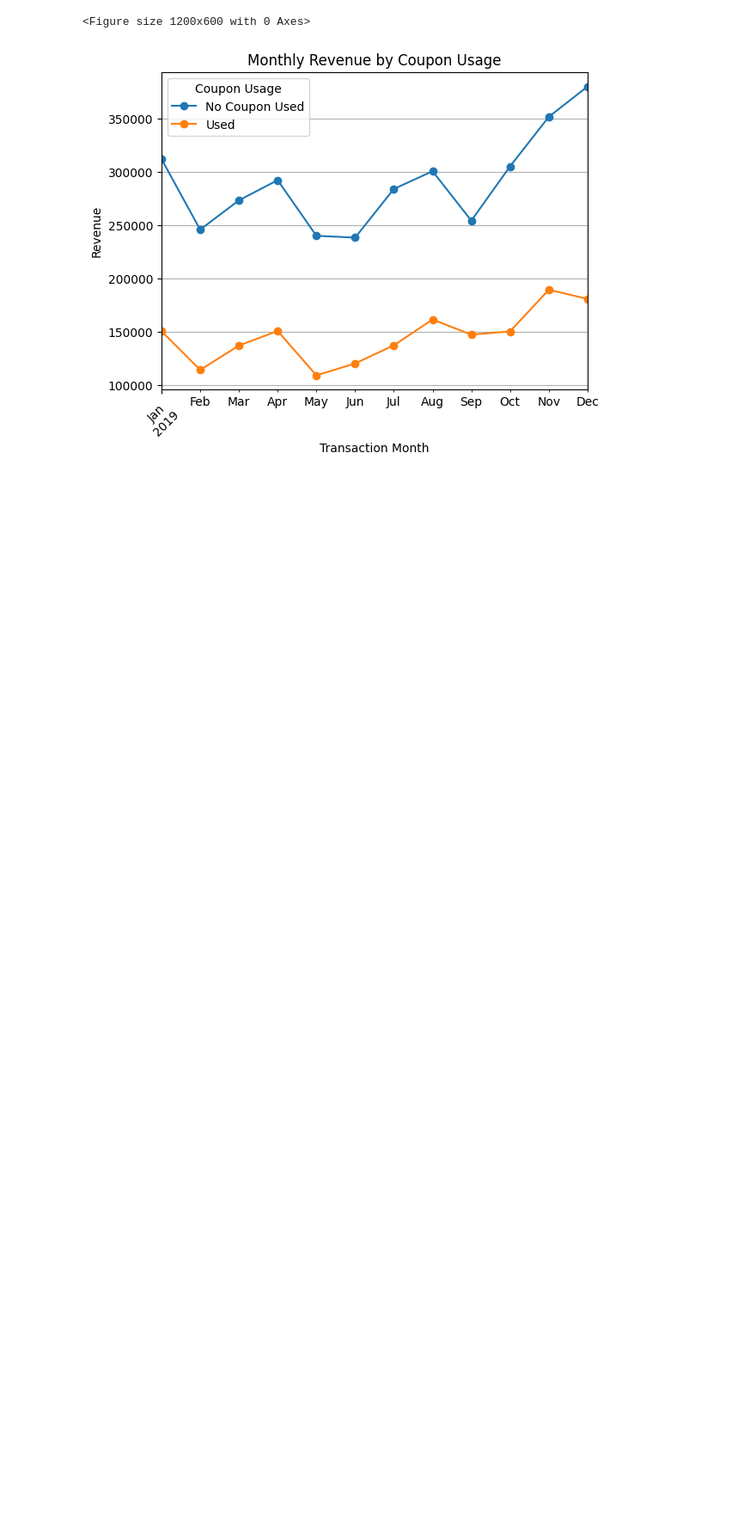
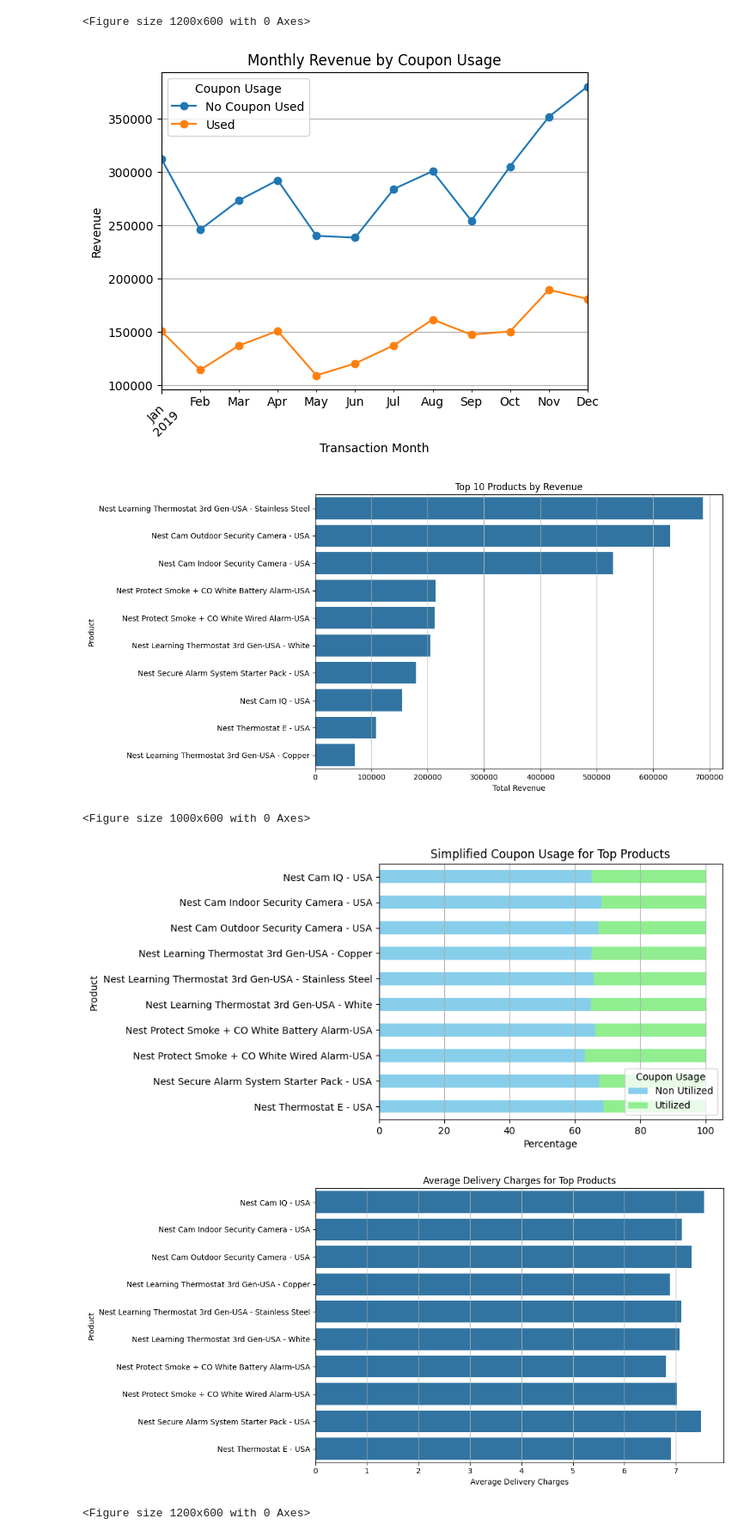
Before and after one commit to HarshaVardhan2412/ecommerce-marketing-sales-analysis, a Jupyter notebook: ecommerce_analysis.ipynb, the cells around one changed output. Shown at 86% size. Cells and saved outputs as stored; diff of their text form; code cells hidden in the pictures; blank space fills up the shorter version.

```diff
--- a/ecommerce_analysis.ipynb
+++ b/ecommerce_analysis.ipynb
@@ -476,3 +476,83 @@ plt.show()
 [figure]
 <Figure size 1200x600 with 0 Axes>
 [figure]
+# %%
+sales['Revenue'] = sales['Quantity'] * sales['Avg_Price']
+product_revenue = sales.groupby('Product_Description').agg(
+    Total_Revenue=('Revenue', 'sum'),
+    Total_Quantity=('Quantity', 'sum')
+).sort_values(by='Total_Revenue', ascending=False).head(10).reset_index()
+
+# Step 2: Analysis of key drivers for top products
+
+# Filter for top products
+top_products_list = product_revenue['Product_Description'].tolist()
+top_sales = sales[sales['Product_Description'].isin(top_products_list)]
+
+# Coupon usage analysis
+coupon_usage = top_sales.groupby('Product_Description')['Coupon_Status'].value_counts(normalize=True).unstack().fillna(0) * 100
+coupon_usage_simplified = pd.DataFrame()
+coupon_usage_simplified['Non Utilized'] = coupon_usage.get('Clicked', 0) + coupon_usage.get('Not Used', 0)
+coupon_usage_simplified['Utilized'] = coupon_usage.get('Used', 0)
+
+
+
+
+# Delivery charges
+delivery_avg = top_sales.groupby('Product_Description')['Delivery_Charges'].mean().reset_index()
+
+# Customer demographics
+top_sales_cust = top_sales.merge(customers, on='CustomerID', how='left')
+location_distribution = top_sales_cust.groupby(['Product_Description', 'Location']).size().unstack().fillna(0)
+
+# Plot 1: Top 10 Products by Revenue
+plt.figure(figsize=(12, 6))
+sns.barplot(x='Total_Revenue', y='Product_Description', data=product_revenue)
+plt.title('Top 10 Products by Revenue')
+plt.xlabel('Total Revenue')
+plt.ylabel('Product')
+plt.grid(axis='x')
+plt.tight_layout()
+#plt.savefig("images/Q7_Top_10_Products_Revenue.png")
+plt.show()
+
+# Plot 2: Simplified Coupon Usage for Top Products
+plt.figure(figsize=(10, 6))
+coupon_usage_simplified.plot(kind='barh', stacked=True, color=['skyblue', 'lightgreen'])
+plt.title('Simplified Coupon Usage for Top Products')
+plt.xlabel('Percentage')
+plt.ylabel('Product')
+plt.legend(title='Coupon Usage', loc='lower right')
+plt.grid(axis='x')
+plt.gca().invert_yaxis()
+#plt.savefig("images/Q7_Simplified_Coupon_Usage.png")
+plt.show()
+
+# Plot 3: Average Delivery Charges for Top Products
+plt.figure(figsize=(12, 6))
+sns.barplot(x='Delivery_Charges', y='Product_Description', data=delivery_avg)
+plt.title('Average Delivery Charges for Top Products')
+plt.xlabel('Average Delivery Charges')
+plt.ylabel('Product')
+plt.grid(axis='x')
+plt.tight_layout()
+#plt.savefig("images/Q7_Average_Delivery_Charges.png")
+plt.show()
+
+# Plot 4: Customer Location Distribution for Top Products
+plt.figure(figsize=(12, 6))
+location_distribution.plot(kind='barh', stacked=True, figsize=(12, 6))
+plt.title('Customer Location Distribution for Top Products')
+plt.xlabel('Number of Customers')
+plt.ylabel('Product')
+plt.legend(title='Location')
+plt.grid(axis='x')
+plt.tight_layout()
+#plt.savefig("images/Q7_Customer_Location_Distribution.png")
+plt.show()
+# %% [output]
+[figure, added]
+<Figure size 1000x600 with 0 Axes>
+[figure, added]
+[figure, added]
+<Figure size 1200x600 with 0 Axes>
```
Also changed, not shown: parts of 1 cell of this notebook, 5 other files.
